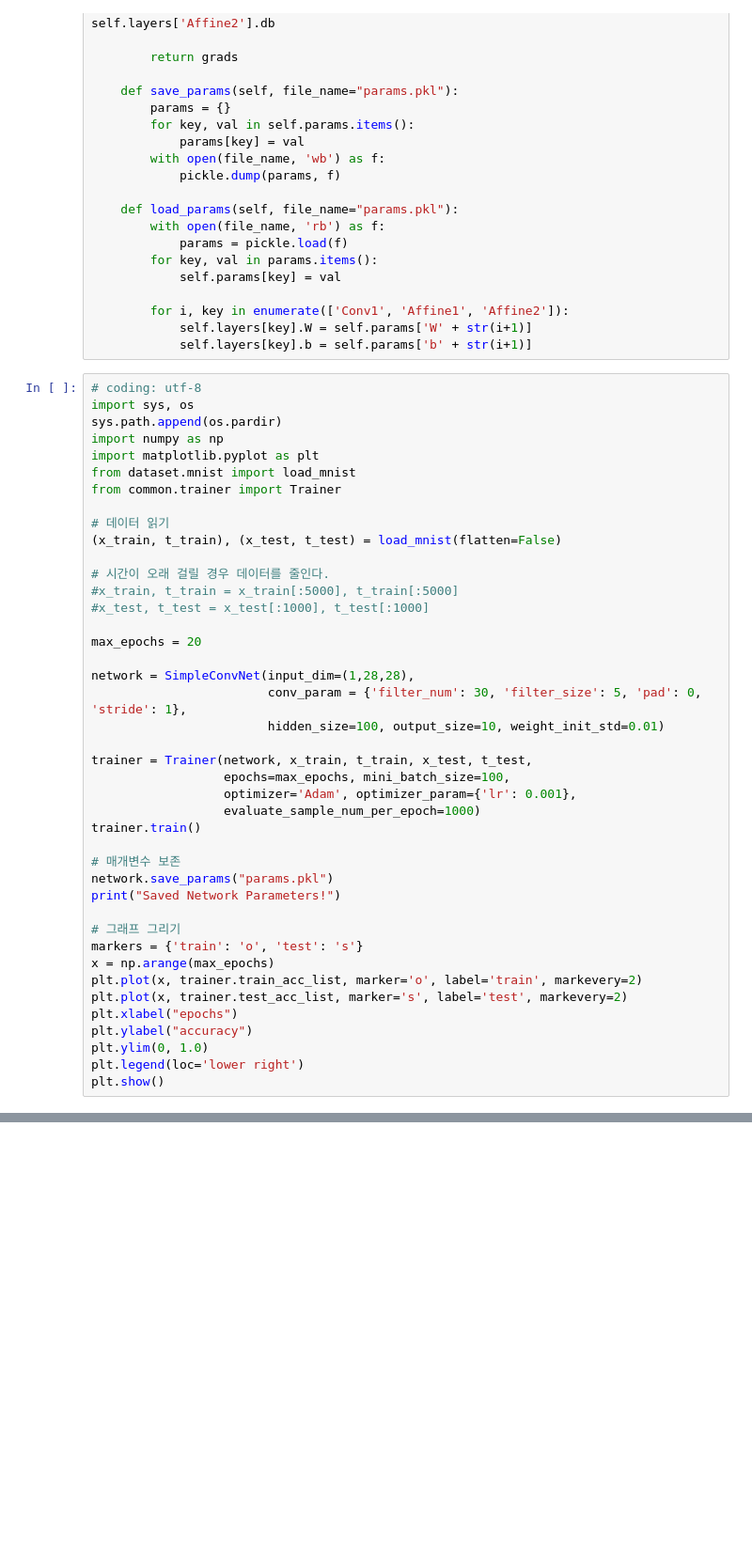
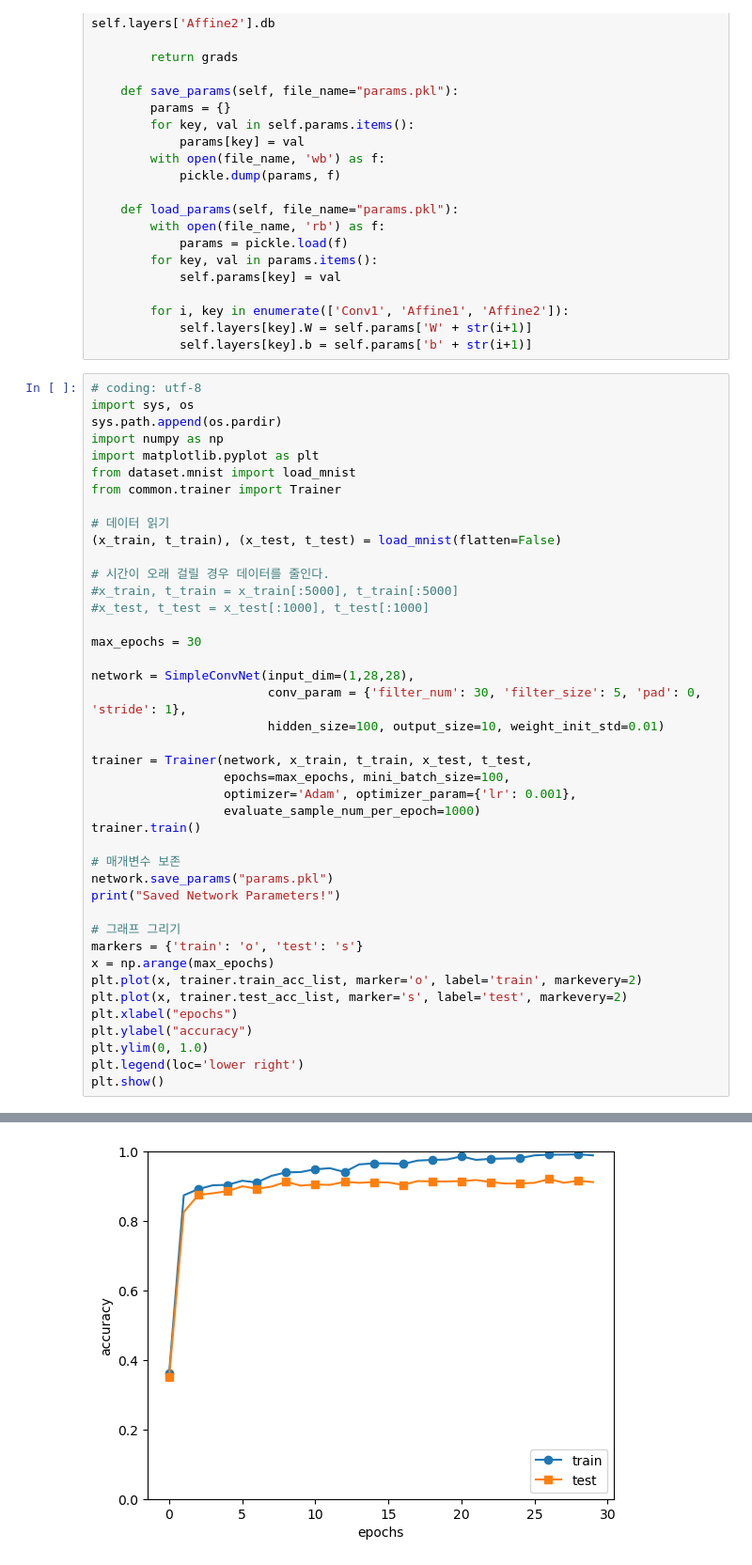
Before and after one commit to Ditro456/HW-2, a Jupyter notebook: HW02.ipynb, the cells around one changed output, grey strips where cells are left out. Shown at 94% size. Saved outputs shown, nothing was run; the diff lists cells and outputs as text; blank space fills up the shorter version.

```diff
--- a/HW02.ipynb
+++ b/HW02.ipynb
@@ -136,7 +136,7 @@ from common.trainer import Trainer
 #x_train, t_train = x_train[:5000], t_train[:5000]
 #x_test, t_test = x_test[:1000], t_test[:1000]
 
-max_epochs = 20
+max_epochs = 30
 
 network = SimpleConvNet(input_dim=(1,28,28),
                         conv_param = {'filter_num': 30, 'filter_size': 5, 'pad': 0, 'stride': 1},
@@ -167,0 +183 @@ KeyboardInterrupt:
+[figure, added]
```
Also changed, not shown: parts of 1 cell of this notebook, 4 other files.
